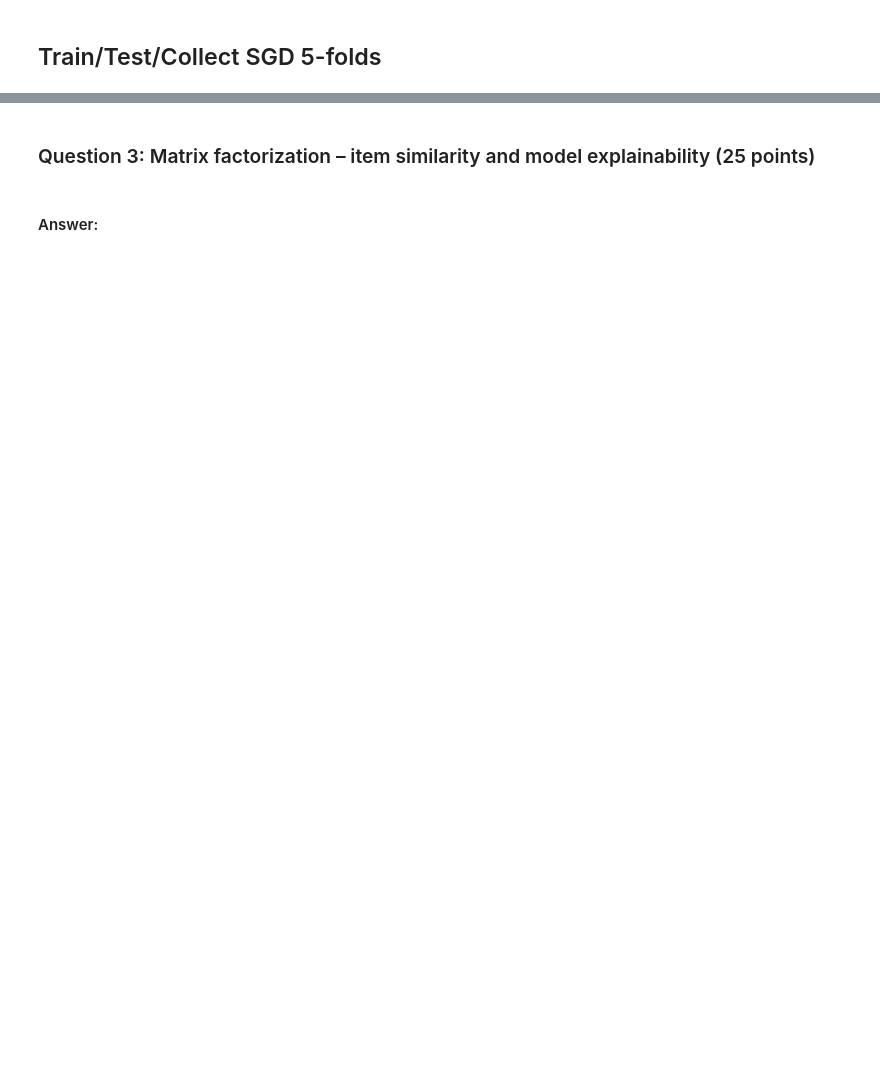
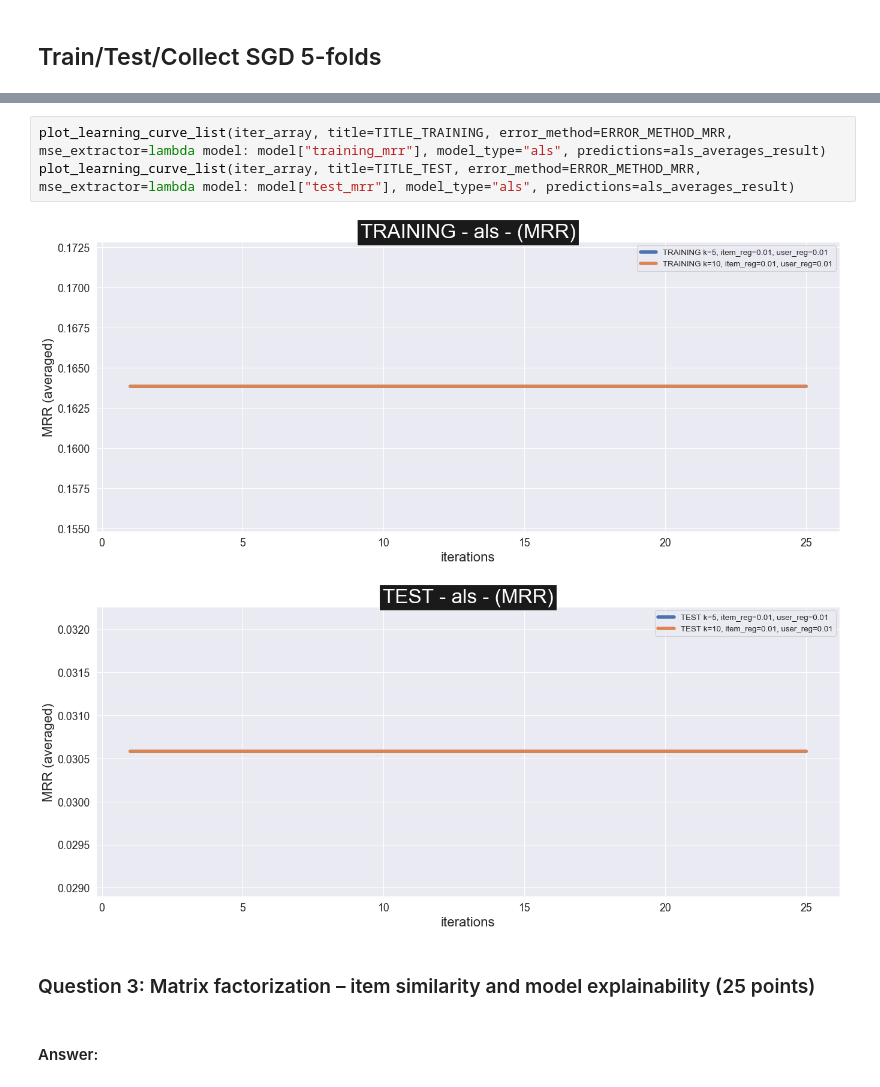
Before and after one commit to Nesher123/Recommendation-Systems, a Jupyter notebook: HW1/204502926_039065313.ipynb, the cells around one changed output, grey strips where cells are left out. Cells and saved outputs as stored; diff of their text form; blank space fills up the shorter version.

```diff
--- a/HW1/204502926_039065313.ipynb
+++ b/HW1/204502926_039065313.ipynb
@@ -712,3 +844,9 @@ plot_learning_curve_list(iter_array, title=TITLE_TEST, mse_extractor=lambda mode
+# %%
+plot_learning_curve_list(iter_array, title=TITLE_TRAINING, error_method=ERROR_METHOD_MRR, mse_extractor=lambda model: model["training_mrr"], model_type="als", predictions=als_averages_result)
+plot_learning_curve_list(iter_array, title=TITLE_TEST, error_method=ERROR_METHOD_MRR, mse_extractor=lambda model: model["test_mrr"], model_type="als", predictions=als_averages_result)
+# %% [output]
+[figure, added]
+[figure, added]
 # %% [markdown]
 ### Question 3: Matrix factorization – item similarity and model explainability (25 points)
 # %% [markdown]
```
Also changed, not shown: parts of 17 cells of this notebook.
